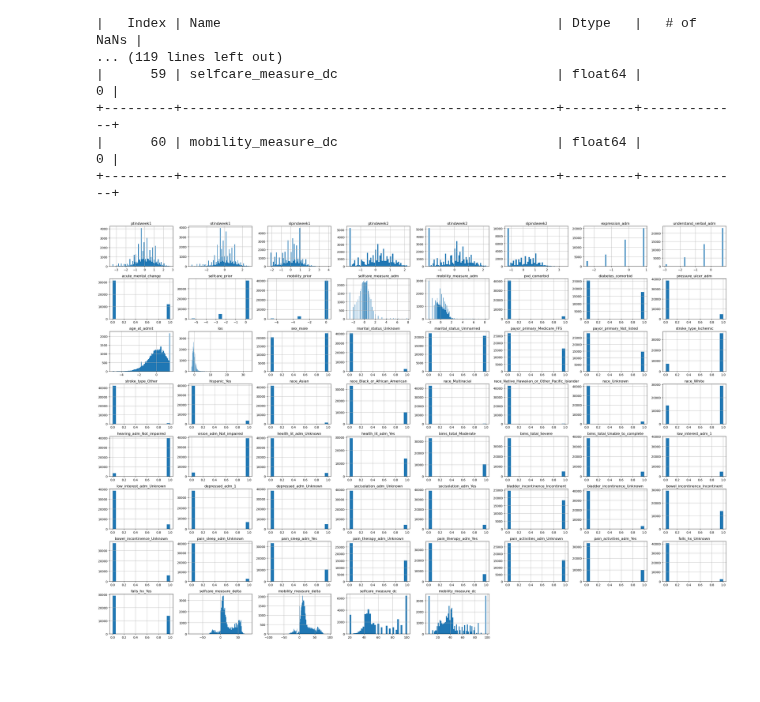
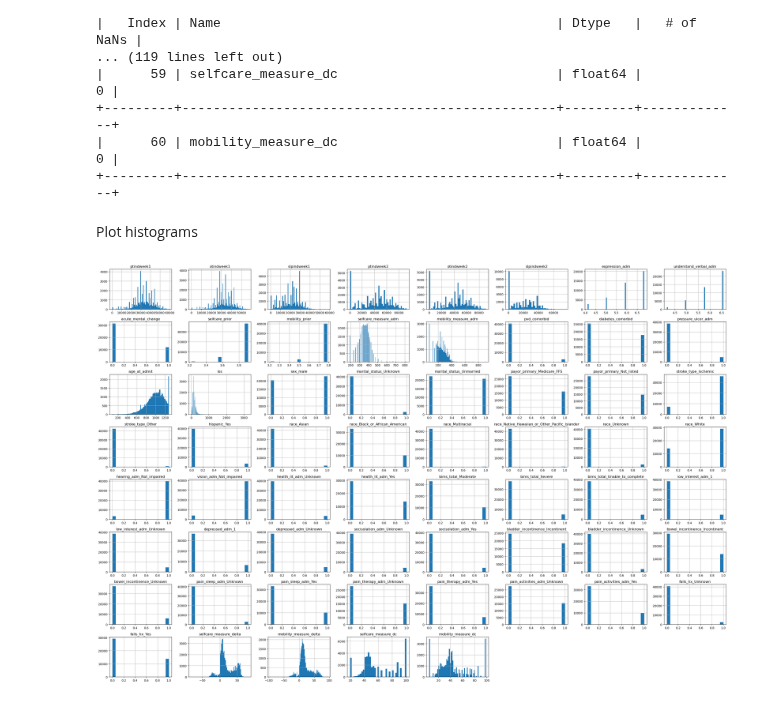
Before and after one commit to d9sus4/KL2, a Jupyter notebook: data_statistics.ipynb, the cells around one changed output. Drawn from its saved outputs; the diff is of its cells as text; code cells hidden in the pictures; blank space fills up the shorter version.

Commit message:
fix histogram scales

```diff
--- a/data_statistics.ipynb
+++ b/data_statistics.ipynb
@@ -73,11 +73,20 @@ total # of features: 61
 +---------+------------------------------------------------+---------+-------------+
 |      60 | mobility_measure_dc                            | float64 |           0 |
 +---------+------------------------------------------------+---------+-------------+
+# %% [markdown]
+Plot histograms
 # %%
 import matplotlib.pyplot as plt
 
+
+with open('./data/Cleaned files/standardization_params.json', 'r') as f:
+    scaling_params = json.load(f)
+
+for varname in scaling_params.keys():
+    df[varname] = df[varname] * scaling_params[varname]['std'] + scaling_params[varname]['mean']
 df.hist(bins='auto', figsize=(30, 20))
 plt.tight_layout()
+plt.savefig("histograms.png", dpi=300)
 plt.show()
 # %% [output]
-[figure, old version]
+[figure, new version]
```
Also changed, not shown: 1 other file.
